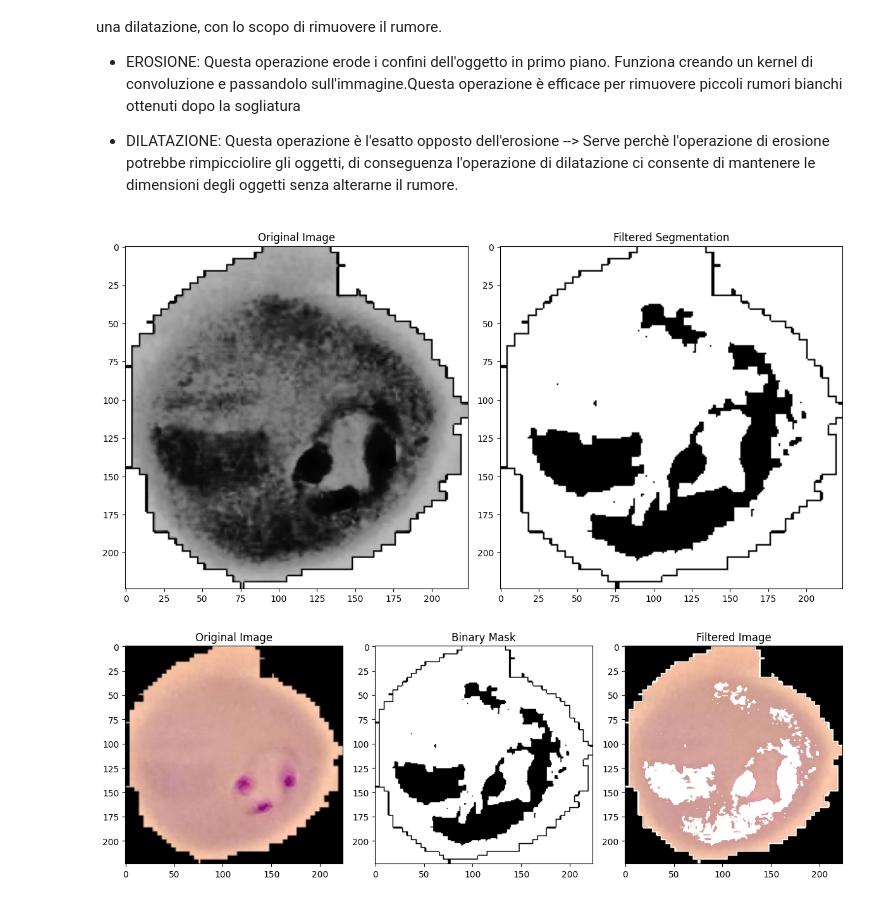
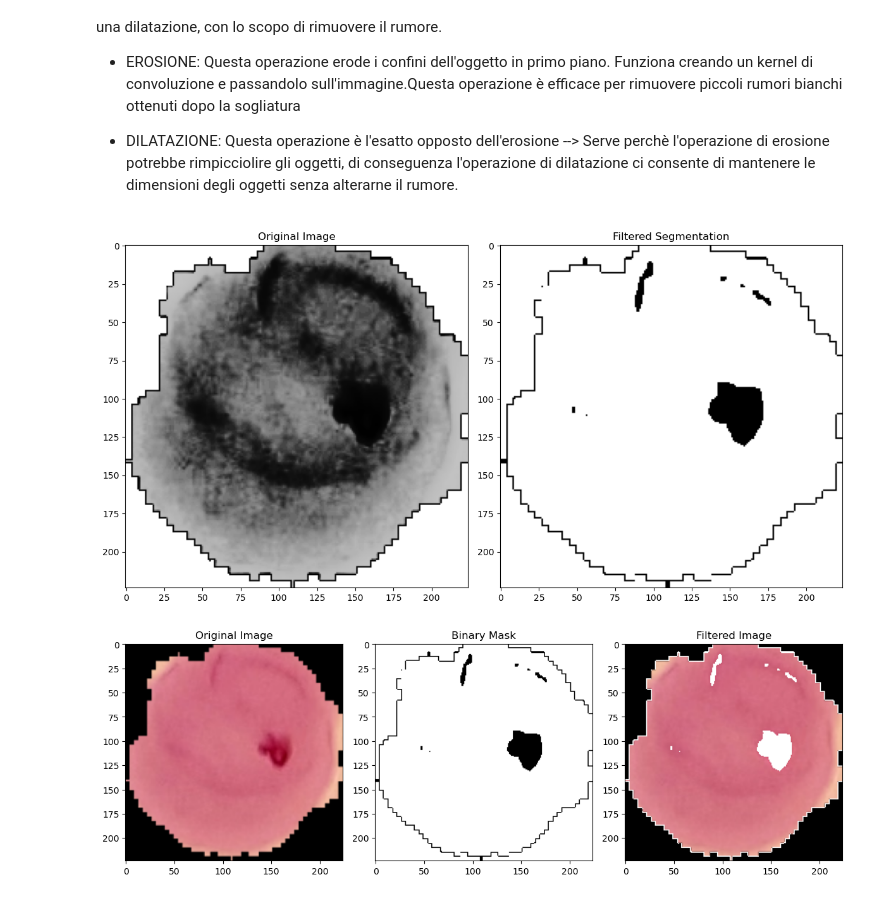
Before and after one commit to GiuuGpEEp/TerzoAnnoUni, a Jupyter notebook: FESI/Progetto/ProvaNotebook.ipynb, the cells around one changed output. Saved outputs shown, nothing was run; the diff lists cells and outputs as text; code cells hidden in the pictures.

Commit message:
FESI

```diff
--- a/FESI/Progetto/ProvaNotebook.ipynb
+++ b/FESI/Progetto/ProvaNotebook.ipynb
@@ -123,7 +123,7 @@ img_noRGBA = cv2.cvtColor(img, cv2.COLOR_BGR2GRAY)
 cv2.imwrite('FESI/Progetto/tests/try2.png', img_noRGBA)
 
 # Seconda sogliatura
-_, thresh = cv2.threshold(img_noRGBA, 40, 255, cv2.THRESH_BINARY)
+_, thresh = cv2.threshold(img_noRGBA, 10, 255, cv2.THRESH_BINARY)
 
 # Rimozione del rumore
 kernel = np.ones((3,3), np.uint8) #creo il kernel di convoluzione --> matrice 3x3
@@ -151,36 +151,36 @@ plt.imshow(segmented, cmap="gray")
 plt.tight_layout()
 plt.show()
 # %% [output]
-[figure, old version]
+[figure, new version]
 # %%
 #Ho creato una seconda maschera --> la applico all'immagine originale
-img = cv2.imread('FESI/Progetto/malaria/malaria/parasite (1).png', cv2.IMREAD_UNCHANGED)
+img = cv2.imread('FESI/Progetto/malaria/malaria/parasite (18).png', cv2.IMREAD_UNCHANGED)
 img_resized = cv2.resize(img, (224, 224))
 
 
 mask = (cv2.bitwise_not(thresh)) > 0
 
 imgSegmented = img_resized.copy()
 
 # 3. Sostituisci le aree corrispondenti alla maschera
 # Esempio: Riempire le aree con un colore uniforme (ad es. bianco)
 imgSegmented[mask] = [255, 255, 255]  # Sostituisci con il colore desiderato (qui bianco)
 
 # Visualizza i risultati
 plt.figure(figsize=(12, 6))
 plt.subplot(1, 3, 1)
 plt.title("Original Image")
 plt.imshow(cv2.cvtColor(img_resized, cv2.COLOR_BGR2RGB))
 
 plt.subplot(1, 3, 2)
 plt.title("Binary Mask")
 plt.imshow(segmented, cmap="gray")
 
 plt.subplot(1, 3, 3)
 plt.title("Filtered Image")
 plt.imshow(cv2.cvtColor(imgSegmented, cv2.COLOR_BGR2RGB))
 
 plt.tight_layout()
 plt.show()
 # %% [output]
-[figure, old version]
+[figure, new version]
```
Also changed, not shown: parts of 4 cells of this notebook, 2 other files.
